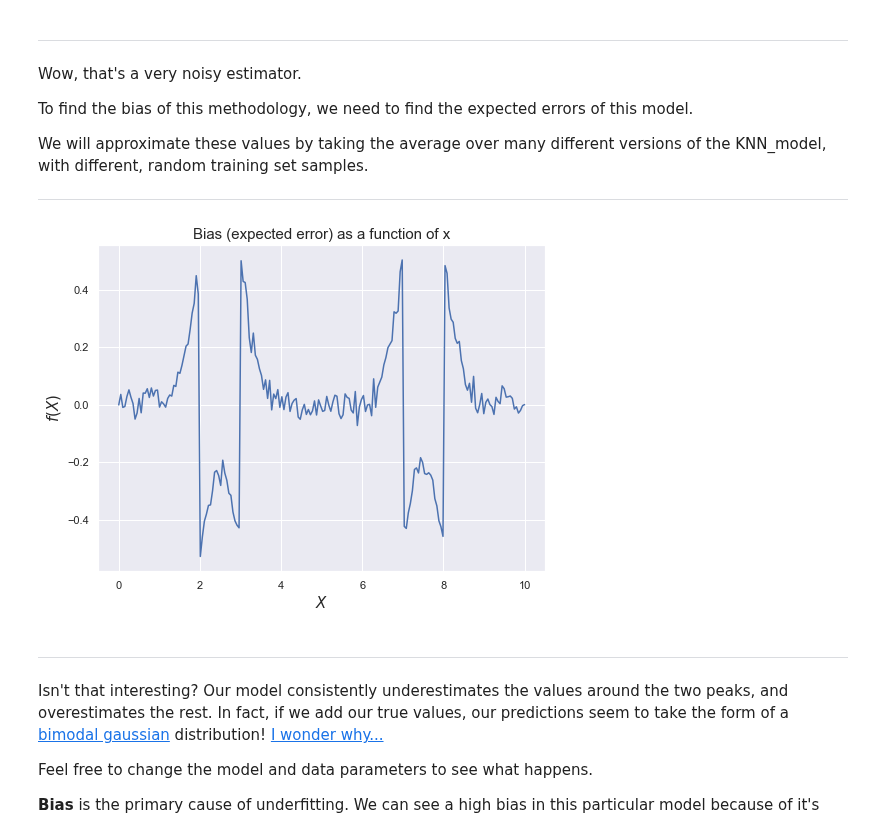
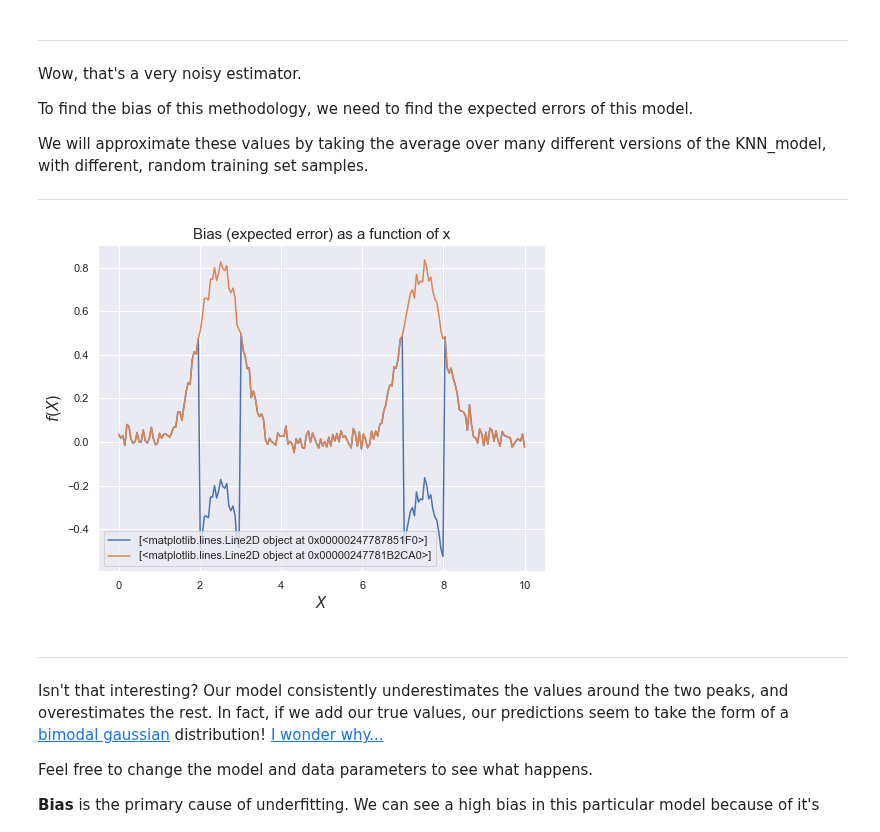
Before and after one commit to shinshoji01/gonken-lesson, a Jupyter notebook: 2020/06_Bias and variance.ipynb, the cells around one changed output. Cells and saved outputs as stored; diff of their text form; code cells hidden in the pictures.

```diff
--- a/2020/06_Bias and variance.ipynb
+++ b/2020/06_Bias and variance.ipynb
@@ -196,26 +196,31 @@ We will approximate these values by taking the average over many different versi
 # %%
 K = 3
 X_N = 30
 N = 500
 
 X_test = np.linspace(0,10,200)
 errs = []
 for _ in range(N):
     X = np.random.random((X_N))*10
     KNN_model = neighbors.KNeighborsRegressor(K)
     KNN_model.fit(X[...,None], f(X)[...,None])
 
     predictions = KNN_model.predict(np.linspace(0,10,200)[...,None])[:,0]
     errs.append(get_errors(predictions, f(X_test)))
 
 errs = np.asarray(errs)
 avgs = errs.mean(axis=0)
+a  = plt.plot(X_test, avgs, label='Bias')
 
-plt.plot(X_test, avgs)
+avgs += f_noiseless(X_test)
+b = plt.plot(X_test, avgs, label='Bias+Truth')
+
 format_plot('Bias (expected error) as a function of x')
+
+plt.legend([a,b])
 plt.show()
 # %% [output]
-[figure, old version]
+[figure, new version]
 # %% [markdown]
 ---
 
```
Also changed, not shown: parts of 8 cells of this notebook.
